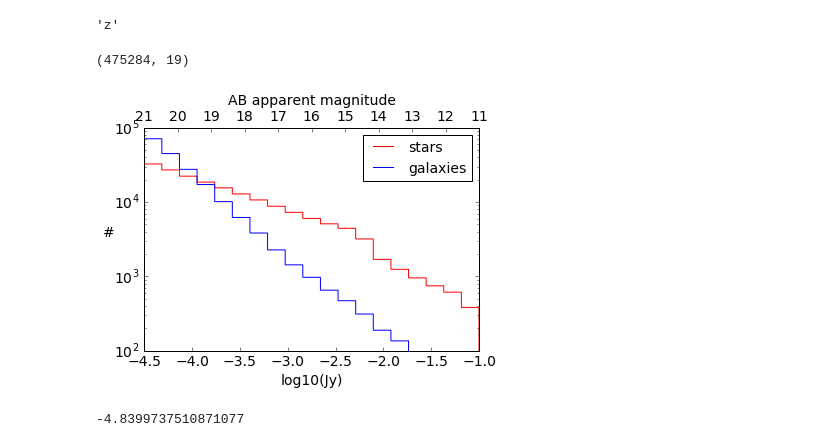
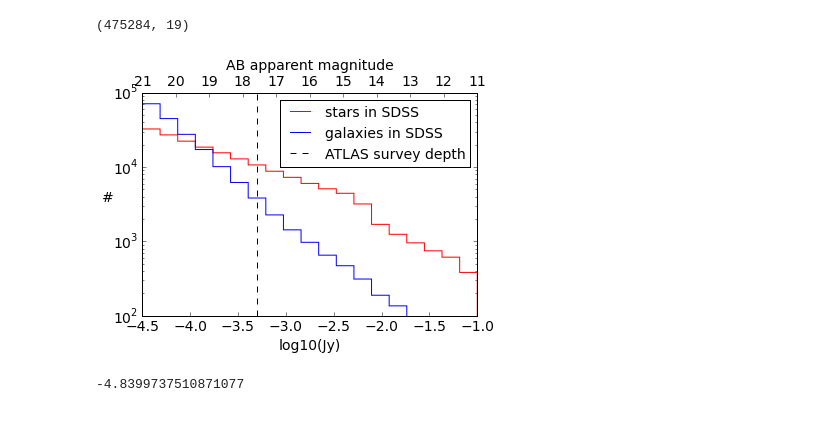
Before and after one commit to abrahamneben/21cmIRxcor, a Jupyter notebook: fg_xcor/study_sdss_i_band_mag_distribution.ipynb, the cells around one changed output. Cells and saved outputs as stored; diff of their text form; code cells hidden in the pictures.

Commit message:
add ATLAS flux limit to SDSS stars/galaxies plot

```diff
--- a/fg_xcor/study_sdss_i_band_mag_distribution.ipynb
+++ b/fg_xcor/study_sdss_i_band_mag_distribution.ipynb
@@ -11,5 +11,5 @@ import matplotlib.pyplot as plt
 #
 
 catfname = 'sdss_l=15_b=78_optical.csv'
-sdss_dat = np.genfromtxt('/home/abrahamn/xcor_data/ir_catalogs/'+catfname,delimiter=',',skip_header=2)
+sdss_dat = np.genfromtxt('/nfs/mwa-09/r1/abrahamn//xcor_data/ir_catalogs/'+catfname,delimiter=',',skip_header=2)
 # %%
@@ -20,4 +19,0 @@ f.close()
-# %%
-cols[13]
-# %% [output]
-'z'
@@ -43,32 +41,33 @@ types = sdss_dat[:,6]
 # %%
 matplotlib.rcParams.update({'font.size': 14})
 ax1 = plt.subplot(111)
 
 bins = np.linspace(-4.5,-1,20)
 h = plt.hist(np.log10(i_jys[types==STAR_TYPE]),bins,color='r',histtype='step')
 h = plt.hist(np.log10(i_jys[types==GALAXY_TYPE]),bins,color='b',histtype='step')
 plt.gca().set_yscale('log')
 plt.xlim([-4.5,-1])
 plt.ylim([1.e2,1.e5])
-plt.plot([-10,-10],[.1,.1],'r',label='stars')
-plt.plot([-10,-10],[.1,.1],'b',label='galaxies')
+plt.plot([-10,-10],[.1,.1],'r',label='stars in SDSS')
+plt.plot([-10,-10],[.1,.1],'b',label='galaxies in SDSS')
+plt.plot([-3.3,-3.3],[1.e2,1.e5],'k--',label='ATLAS survey depth')
 plt.legend(fontsize=14)
 plt.xlabel('log10(Jy)')
 plt.ylabel('#',rotation=0)
 
 magticks = np.arange(10,25,1)
 jys_for_magticks = 3631.*10.**(-magticks/2.5)
 g = (jys_for_magticks>1.e-5)&(jys_for_magticks<10.**(-.5))
 
 ax2 = ax1.twiny()
 ax2.set_xlim(ax1.get_xlim())
 ax2.set_xticks(np.log10(jys_for_magticks[g]))
 ax2.set_xticklabels(magticks[g])
 ax2.set_xlabel("AB apparent magnitude")
 
-plt.savefig('sdss_stars_galaxies_hist_l=15_b=78_500000sources.pdf',bbox_inches='tight')
+plt.savefig('/nfs/mwa-09/r1/abrahamn/21cmIR/21cmIRxcor/sdss_stars_galaxies_hist_l=15_b=78_500000sources.pdf',bbox_inches='tight')
 # %% [output]
-[figure, old version]
+[figure, new version]
 # %%
 # matplotlib.rcParams.update({'font.size': 14})
 # ax1 = plt.subplot(111)
```
Also changed, not shown: parts of 2 cells of this notebook, 2 other files.
